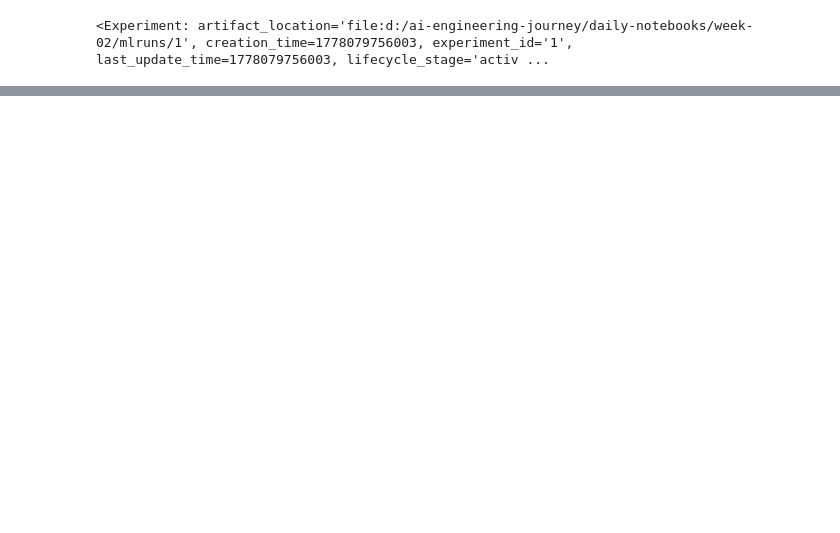
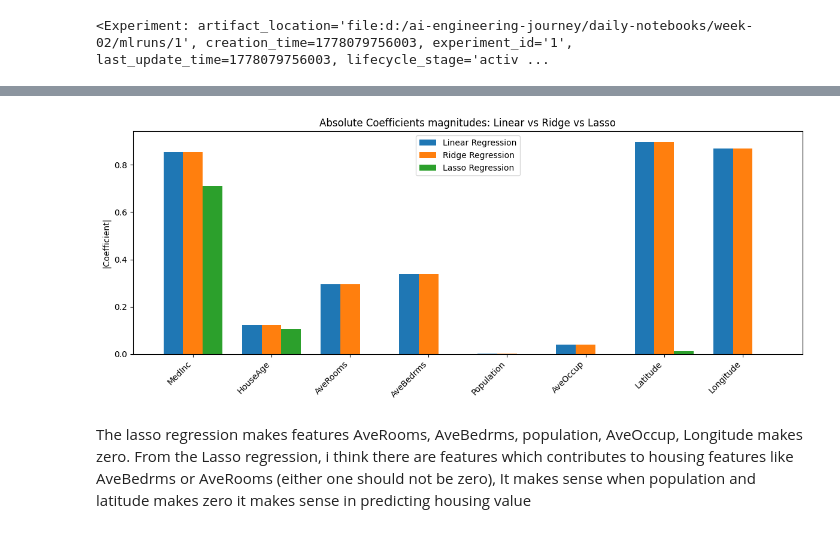
Before and after one commit to MastanSV/ai-engineering-journey, a Jupyter notebook: daily-notebooks/week-02/05-ridge-lasso-california.ipynb, the cells around one changed output, grey strips where cells are left out. Drawn from its saved outputs; the diff is of its cells as text; code cells hidden in the pictures; blank space fills up the shorter version.

Commit message:
day 4 - lasso reg - anki cards - prereading

```diff
--- a/daily-notebooks/week-02/05-ridge-lasso-california.ipynb
+++ b/daily-notebooks/week-02/05-ridge-lasso-california.ipynb
@@ -90,2 +93,30 @@ Ridge regression - test_mse : 0.5558828 , test_mse improved by 0.0000088
 
 The r2_test is nearly ~0.58, sanity is checked and its matching.
+# %%
+#Lasso regression
+lasso_regression_coef = 0
+with mlflow.start_run(run_name='Lasso regression'):
+    mlflow.log_param('n_features', X_train.shape[1])
+    mlflow.log_param('alpha', 0.1)
+    mlflow.log_param('model_type', 'Lasso regression model')
+    model = Lasso(alpha=0.1)
+    model.fit(X=X_train_scaled, y=y_train)
+
+    y_train_pred = model.predict(X=X_train_scaled)
+
+    train_mse = mean_squared_error(y_true=y_train, y_pred=y_train_pred)
+    train_r2score = r2_score(y_true=y_train, y_pred=y_train_pred)
+
+    mlflow.log_metric('train_mse', train_mse)
+    mlflow.log_metric('train_r2score', train_r2score)
+
+    y_test_pred = model.predict(X_test_scaled)
+
+    test_mse = mean_squared_error(y_true=y_test, y_pred=y_test_pred)
+    test_r2score = r2_score(y_true=y_test, y_pred=y_test_pred)
+
+    mlflow.log_metric('test_mse', test_mse)
+    mlflow.log_metric('test_r2score', test_r2score)
+
+    lasso_regression_coef = model.coef_
+    mlflow.sklearn.log_model(model, name='Lasso model')
@@ -91,0 +126,21 @@ The r2_test is nearly ~0.58, sanity is checked and its matching.
+# %%
+feature_names = data.feature_names
+x_pos = np.arange(len(feature_names))
+width = 0.25
+
+fig, ax = plt.subplots(figsize=(12, 5))
+ax.bar(x_pos-width, np.abs(linear_regression_coef), width, label='Linear Regression')
+ax.bar(x_pos, np.abs(ridge_regression_coef), width, label='Ridge Regression')
+ax.bar(x_pos + width, np.abs(lasso_regression_coef), width, label='Lasso Regression')
+
+ax.set_xticks(x_pos)
+ax.set_xticklabels(feature_names, rotation=45, ha='right')
+ax.set_ylabel('|Coefficient|')
+ax.set_title('Absolute Coefficients magnitudes: Linear vs Ridge vs Lasso')
+ax.legend()
+plt.tight_layout()
+plt.show()
+# %% [output]
+[figure, added]
+# %% [markdown]
+The lasso regression makes features AveRooms, AveBedrms, population, AveOccup, Longitude makes zero. From the Lasso regression, i think there are features which contributes to housing features like AveBedrms or AveRooms (either one should not be zero), It makes sense when population and latitude makes zero it makes sense in predicting housing value
```
Also changed, not shown: parts of 5 cells of this notebook, 4 other files.
